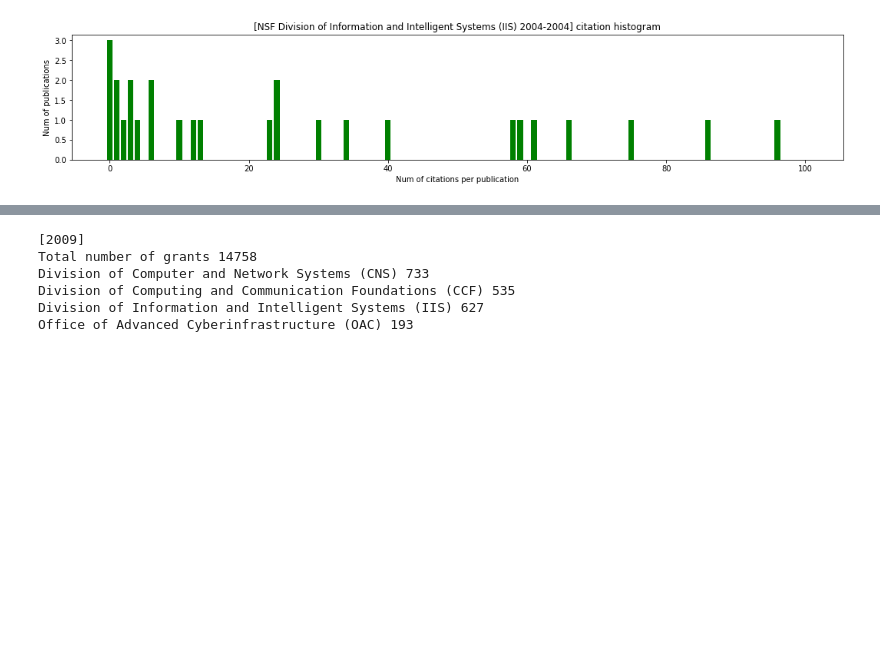
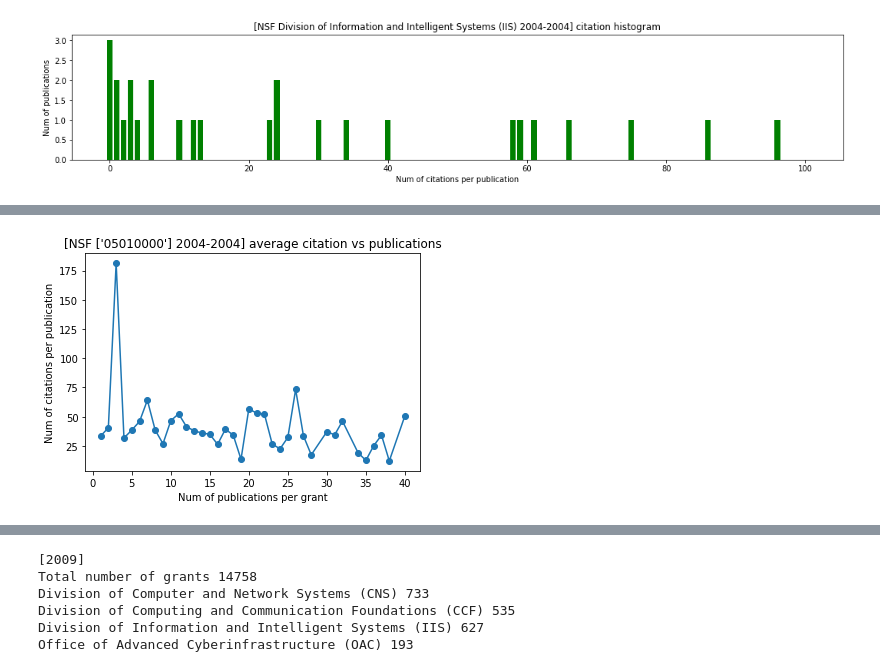
Before and after one commit to shinminjeong/moneymatters, a Jupyter notebook: scripts/NSF CISE stats - num citations vs publications.ipynb, the cells around one changed output, grey strips where cells are left out. Saved outputs shown, nothing was run; the diff lists cells and outputs as text; code cells hidden in the pictures; blank space fills up the shorter version.

```diff
--- a/scripts/NSF CISE stats.ipynb
+++ b/scripts/NSF CISE stats - num citations vs publications.ipynb
@@ -128,0 +160,4 @@ Total 1 grants with 30 publications. Average 43.333333333333336 citations from t
+# %%
+pub_avgcit_relation(data, ["05010000"], range(1, 41))
+# %% [output]
+[figure, added]
```
Also changed, not shown: parts of 10 cells of this notebook, 5 other files.
